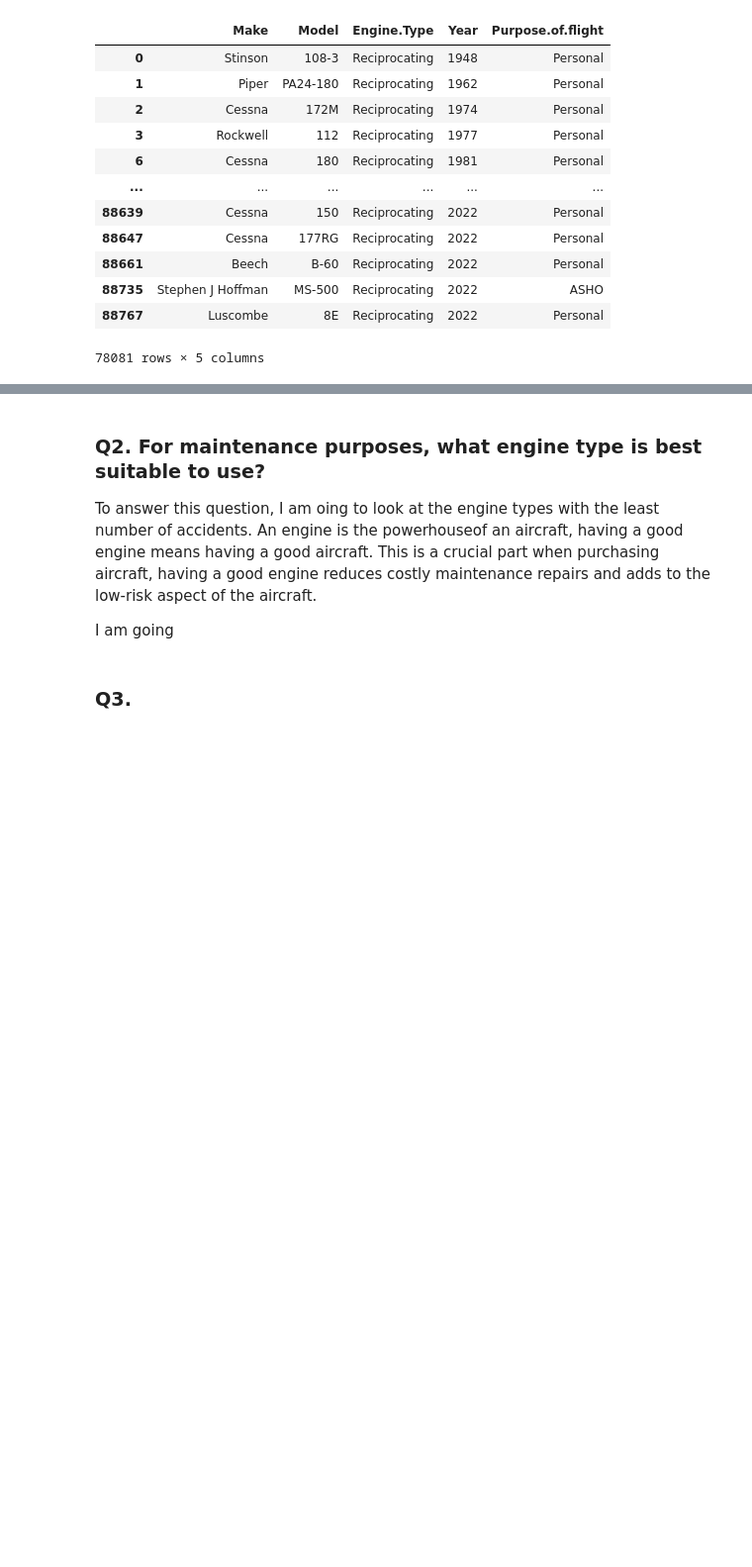
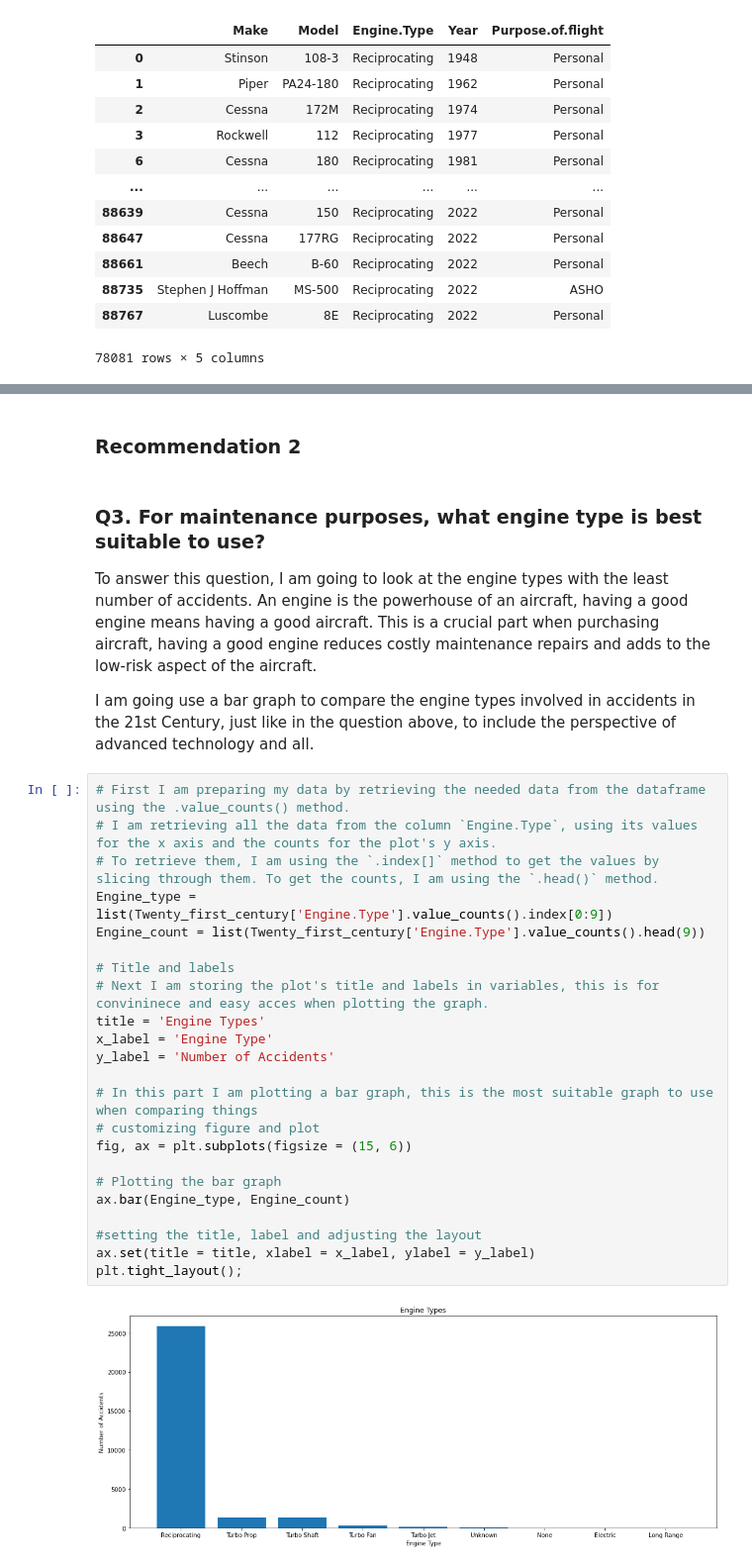
Before and after one commit to Assesa44/Phase1_project, a Jupyter notebook: notebook.ipynb, the cells around one changed output, grey strips where cells are left out. Shown at 99% size. Drawn from its saved outputs; the diff is of its cells as text; blank space fills up the shorter version.

```diff
--- a/notebook.ipynb
+++ b/notebook.ipynb
@@ -934,7 +986,32 @@ The two bar graphs above have totally different aircraft, and that could be attr
+# %% [markdown]
+### Recommendation 2
 # %% [markdown]
-### Q2. For maintenance purposes, what engine type is best suitable to use?
-To answer this question, I am oing to look at the engine types with the least number of accidents. An engine is the powerhouseof an aircraft, having a good engine means having a good aircraft. This is a crucial part when purchasing aircraft, having a good engine reduces costly maintenance repairs and adds to the low-risk aspect of the aircraft.
+### Q3. For maintenance purposes, what engine type is best suitable to use?
+To answer this question, I am going to look at the engine types with the least number of accidents. An engine is the powerhouse of an aircraft, having a good engine means having a good aircraft. This is a crucial part when purchasing aircraft, having a good engine reduces costly maintenance repairs and adds to the low-risk aspect of the aircraft.
 
-I am going
+I am going use a bar graph to compare the engine types involved in accidents in the 21st Century, just like in the question above, to include the perspective of advanced technology and all.
-# %% [markdown]
-### Q3.
+# %%
+# First I am preparing my data by retrieving the needed data from the dataframe using the .value_counts() method.
+# I am retrieving all the data from the column `Engine.Type`, using its values for the x axis and the counts for the plot's y axis.
+# To retrieve them, I am using the `.index[]` method to get the values by slicing through them. To get the counts, I am using the `.head()` method.
+Engine_type = list(Twenty_first_century['Engine.Type'].value_counts().index[0:9])
+Engine_count = list(Twenty_first_century['Engine.Type'].value_counts().head(9))
+
+# Title and labels
+# Next I am storing the plot's title and labels in variables, this is for convininece and easy acces when plotting the graph.
+title = 'Engine Types'
+x_label = 'Engine Type'
+y_label = 'Number of Accidents'
+
+# In this part I am plotting a bar graph, this is the most suitable graph to use when comparing things
+# customizing figure and plot
+fig, ax = plt.subplots(figsize = (15, 6))
+
+# Plotting the bar graph
+ax.bar(Engine_type, Engine_count)
+
+#setting the title, label and adjusting the layout
+ax.set(title = title, xlabel = x_label, ylabel = y_label)
+plt.tight_layout();
+# %% [output]
+[figure, added]
```
Also changed, not shown: parts of 22 cells of this notebook.
